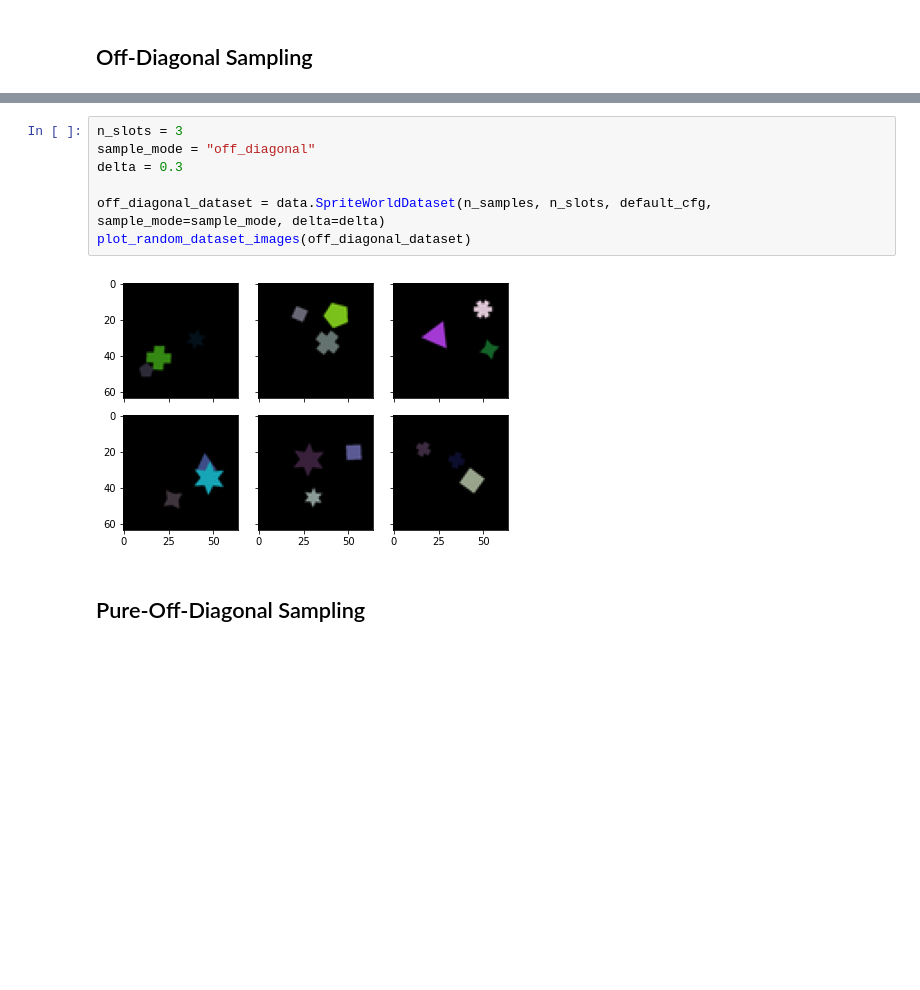
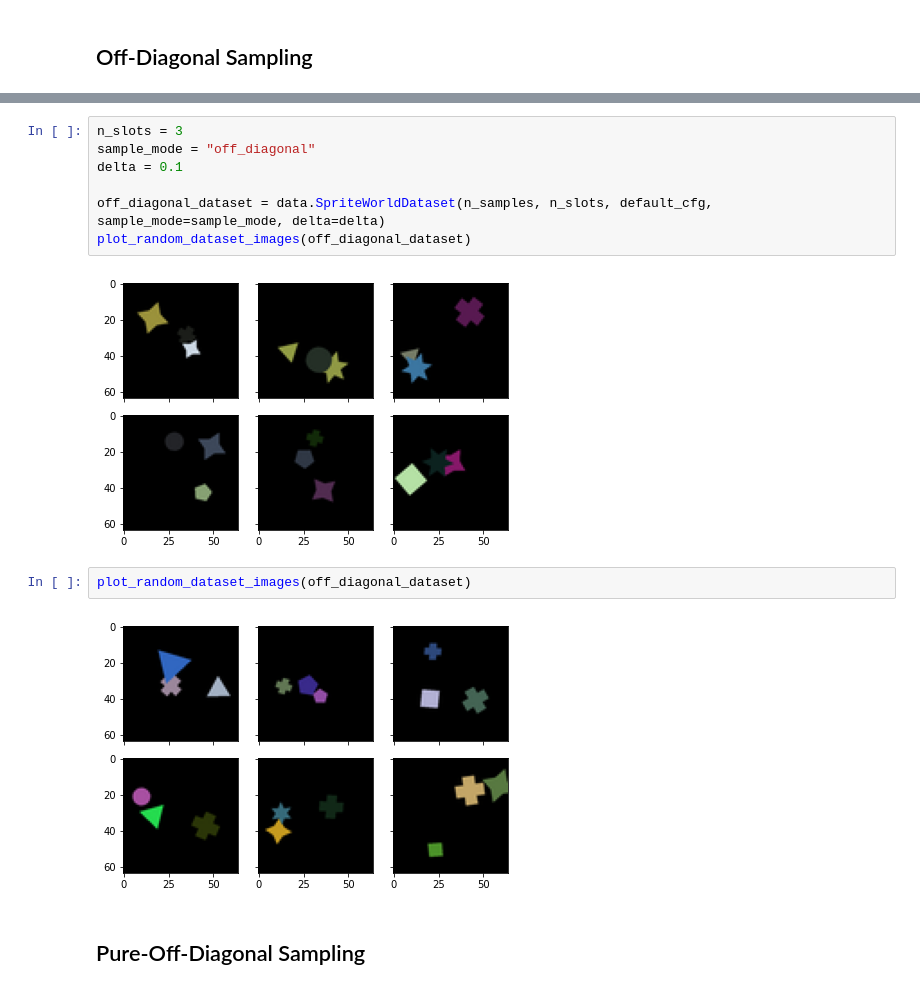
Before and after one commit to brendel-group/objects-compositional-generalization, a Jupyter notebook: notebooks/Sprite-World Dataset Example.ipynb, the cells around one changed output, grey strips where cells are left out. Drawn from its saved outputs; the diff is of its cells as text; blank space fills up the shorter version.

```diff
--- a/notebooks/Sprite-World Dataset Example.ipynb
+++ b/notebooks/Sprite-World Dataset Example.ipynb
@@ -69,12 +60,16 @@ plot_random_dataset_images(off_diagonal_dataset)
 # %%
 n_slots = 3
 sample_mode = "off_diagonal"
-delta = 0.3
+delta = 0.1
 
 off_diagonal_dataset = data.SpriteWorldDataset(n_samples, n_slots, default_cfg, sample_mode=sample_mode, delta=delta)
 plot_random_dataset_images(off_diagonal_dataset)
 # %% [output]
-[figure, old version]
+[figure, new version]
+# %%
+plot_random_dataset_images(off_diagonal_dataset)
+# %% [output]
+[figure, added]
 # %% [markdown]
 ## Pure-Off-Diagonal Sampling
 # %%
```
Also changed, not shown: parts of 8 cells of this notebook, 3 other files.
